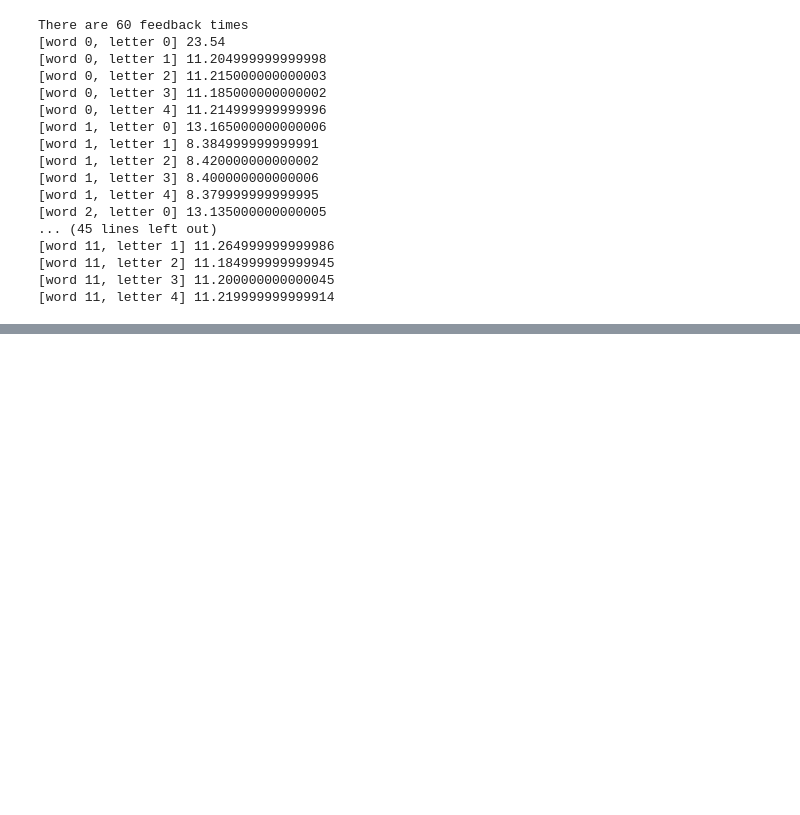
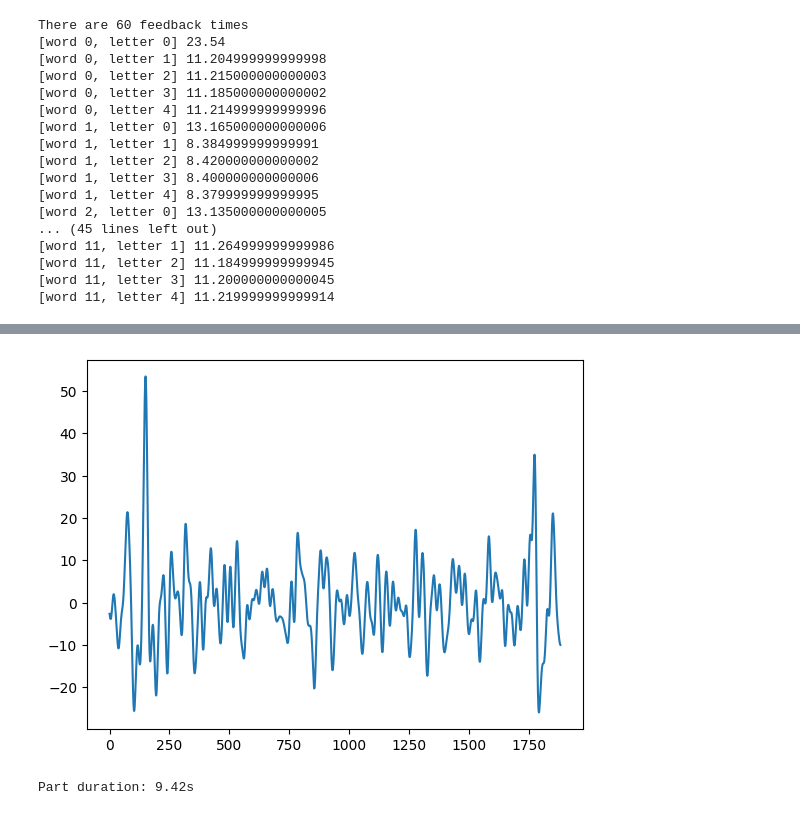
Before and after one commit to nspyrop03/bci-challenge-ner15, a Jupyter notebook: p300_detection.ipynb, the cells around one changed output, grey strips where cells are left out. Saved outputs shown, nothing was run; the diff lists cells and outputs as text; code cells hidden in the pictures; blank space fills up the shorter version.

```diff
--- a/p300_detection.ipynb
+++ b/p300_detection.ipynb
@@ -242,0 +342,10 @@ There are 60 feedback times
+# %%
+part = get_erp_segment(offset)
+plt.plot(part)
+plt.show()
+
+length = len(part)
+print(f'Part duration: {length/fs}s')
+# %% [output]
+[figure, added]
+Part duration: 9.42s
```
Also changed, not shown: parts of 7 cells of this notebook.
